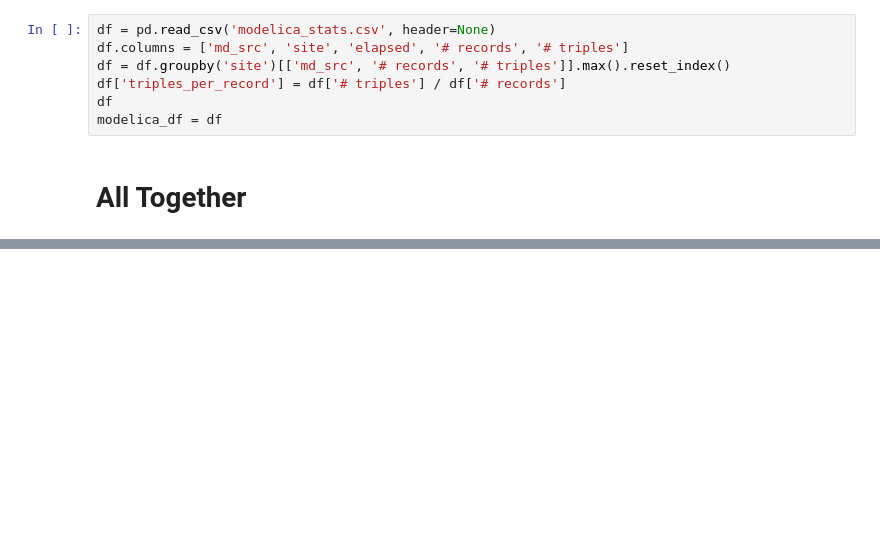
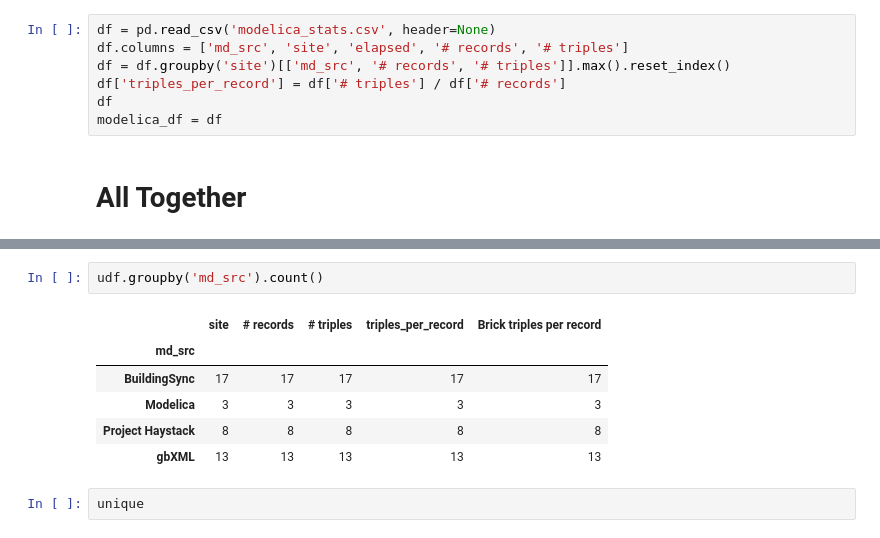
Before and after one commit to gtfierro/shepherding-metadata, a Jupyter notebook: evaluation/Analysis.ipynb, the cells around one changed output, grey strips where cells are left out. Saved outputs shown, nothing was run; the diff lists cells and outputs as text; blank space fills up the shorter version.

```diff
--- a/evaluation/Analysis.ipynb
+++ b/evaluation/Analysis.ipynb
@@ -117,0 +147,11 @@ plt.savefig('triples_dist.png')
+# %%
+udf.groupby('md_src').count()
+# %% [output]
+|  | site | # records | # triples | triples_per_record | Brick triples per record |
+| md_src |  |  |  |  |  |
+| BuildingSync | 17 | 17 | 17 | 17 | 17 |
+| Modelica | 3 | 3 | 3 | 3 | 3 |
+| Project Haystack | 8 | 8 | 8 | 8 | 8 |
+| gbXML | 13 | 13 | 13 | 13 | 13 |
+# %%
+unique
```
Also changed, not shown: parts of 4 cells of this notebook.
